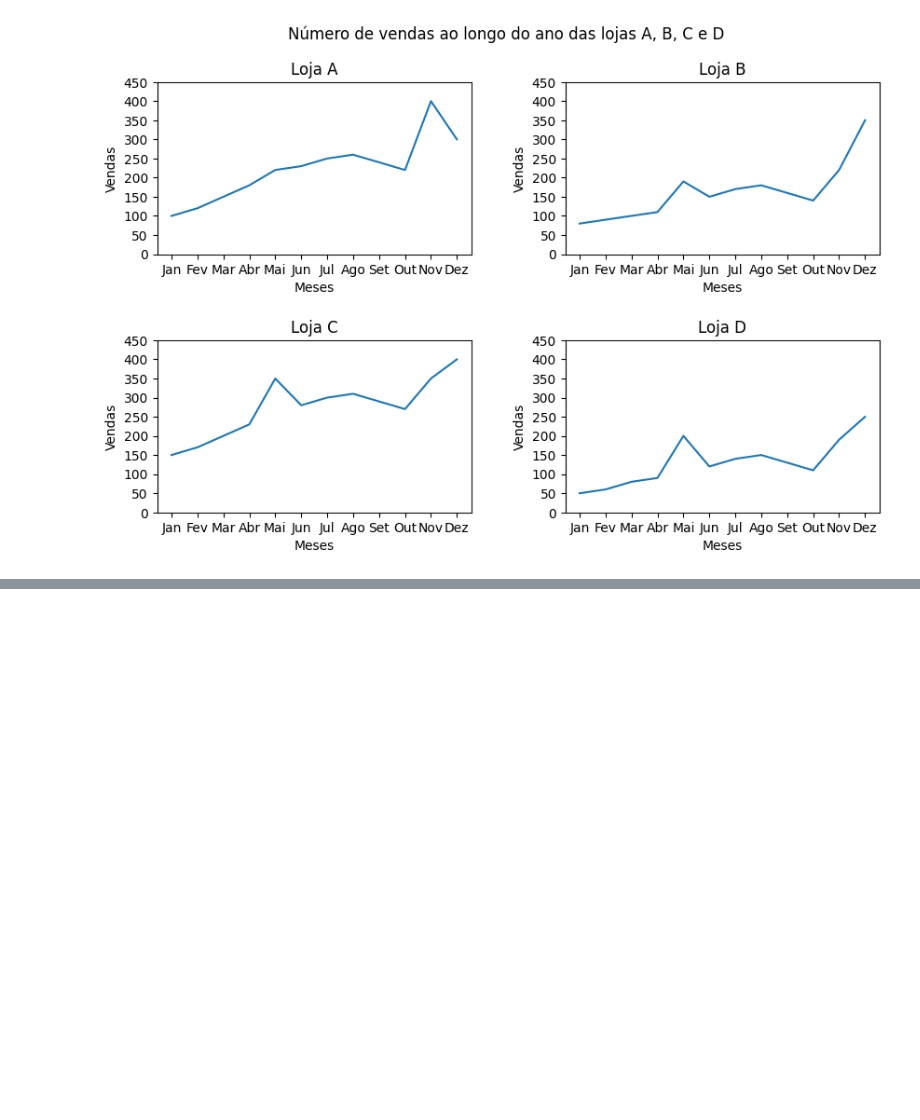
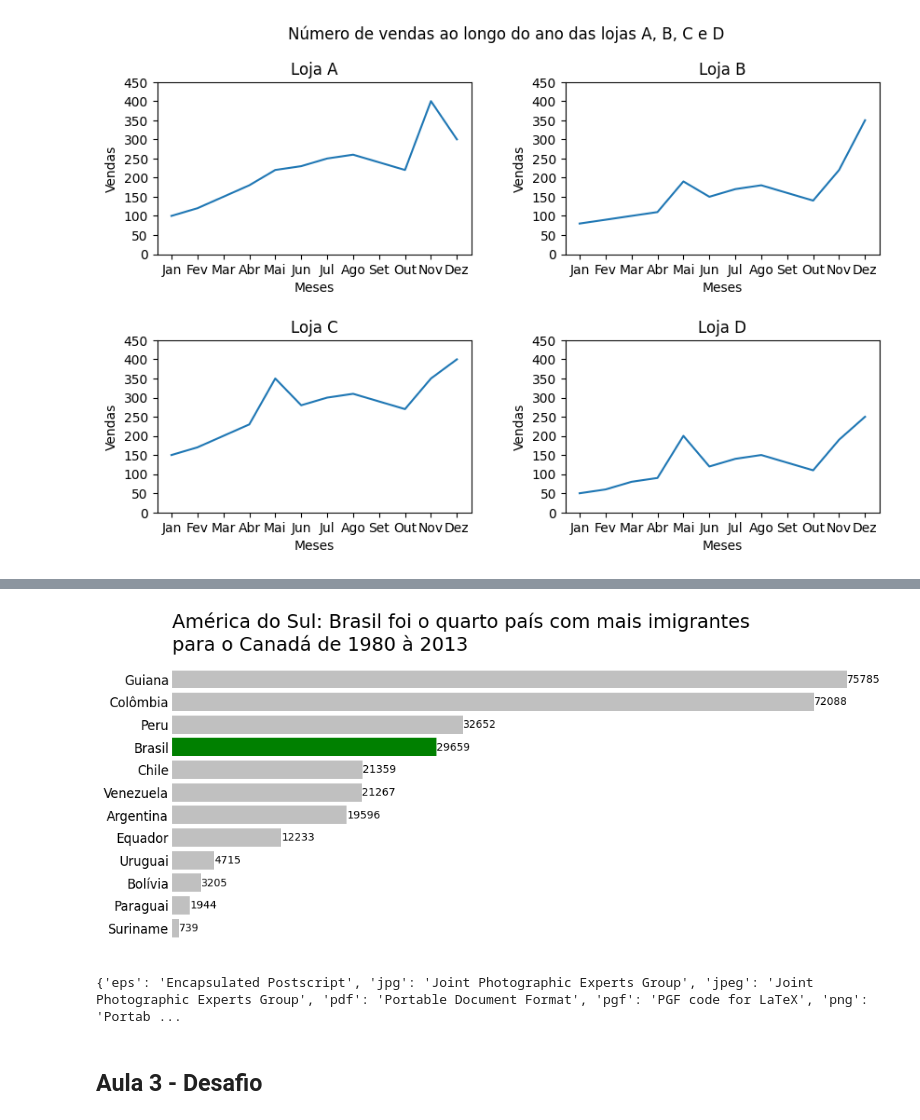
Before and after one commit to Matheus-Pombeiro/canada_imigrants, a Jupyter notebook: canada_imigrants.ipynb, the cells around one changed output, grey strips where cells are left out. Drawn from its saved outputs; the diff is of its cells as text; code cells hidden in the pictures; blank space fills up the shorter version.

```diff
--- a/canada_imigrants.ipynb
+++ b/canada_imigrants.ipynb
@@ -436,0 +470,4 @@ plt.show()
+# %%
+# Obtendo países da américa do sul
+america_sul = df.query('Região == "América do Sul"').sort_values('Total', ascending=True)
+america_sul
@@ -436,0 +493,51 @@ plt.show()
+# %%
+# Declarando uma lista de cores vazia para ajudar a destacar o Brasil
+cores2 = []
+
+# Iterando sobre essa lista
+for pais in america_sul.index:
+  if pais == 'Brasil':
+    cores2.append('green')
+  else:
+    cores2.append('silver')
+# %%
+# Criando uma figura
+fig, ax = plt.subplots(figsize=(12, 5))
+
+# Plottando um gráfico de barras
+ax.barh(america_sul.index, america_sul['Total'], color=cores2)
+
+# Costumizando o gráfico
+ax.set_title('América do Sul: Brasil foi o quarto país com mais imigrantes\npara o Canadá de 1980 à 2013', loc='left', fontsize=18)
+ax.set_xlabel('Número de Imigrantes', fontsize=14)
+ax.set_ylabel('', fontsize=14)
+ax.xaxis.set_tick_params(labelsize=12)
+ax.yaxis.set_tick_params(labelsize=12)
+
+# Adicionando uma tag em cada barra
+for i, v in enumerate(america_sul['Total']):
+  ax.text(v + 20, i, str(v), color='black', fontsize=10, ha='left', va='center')
+
+# Retirando a borda do gráfico
+ax.set_frame_on(False)
+
+# Retirando o eixo x
+ax.get_xaxis().set_visible(False)
+
+# Retirando os ticks
+ax.tick_params(axis='both', which='both', length=0)
+
+# Salvando o gráfico
+fig.savefig('imigracao_america_sul.png', transparent=False, dpi=300, bbox_inches='tight')
+
+# Exibindo o gráfico
+plt.show()
+# %% [output]
+[figure, added]
+# %%
+# Verificando os tipos de formatos em podem ser salvos os gráficos em Matplotlib
+print(fig.canvas.get_supported_filetypes())
+# %% [output]
+{'eps': 'Encapsulated Postscript', 'jpg': 'Joint Photographic Experts Group', 'jpeg': 'Joint Photographic Experts Group', 'pdf': 'Portable Document Format', 'pgf': 'PGF code for LaTeX', 'png': 'Portab ...
+# %% [markdown]
+## Aula 3 - Desafio
```
Also changed, not shown: parts of 7 cells of this notebook.
